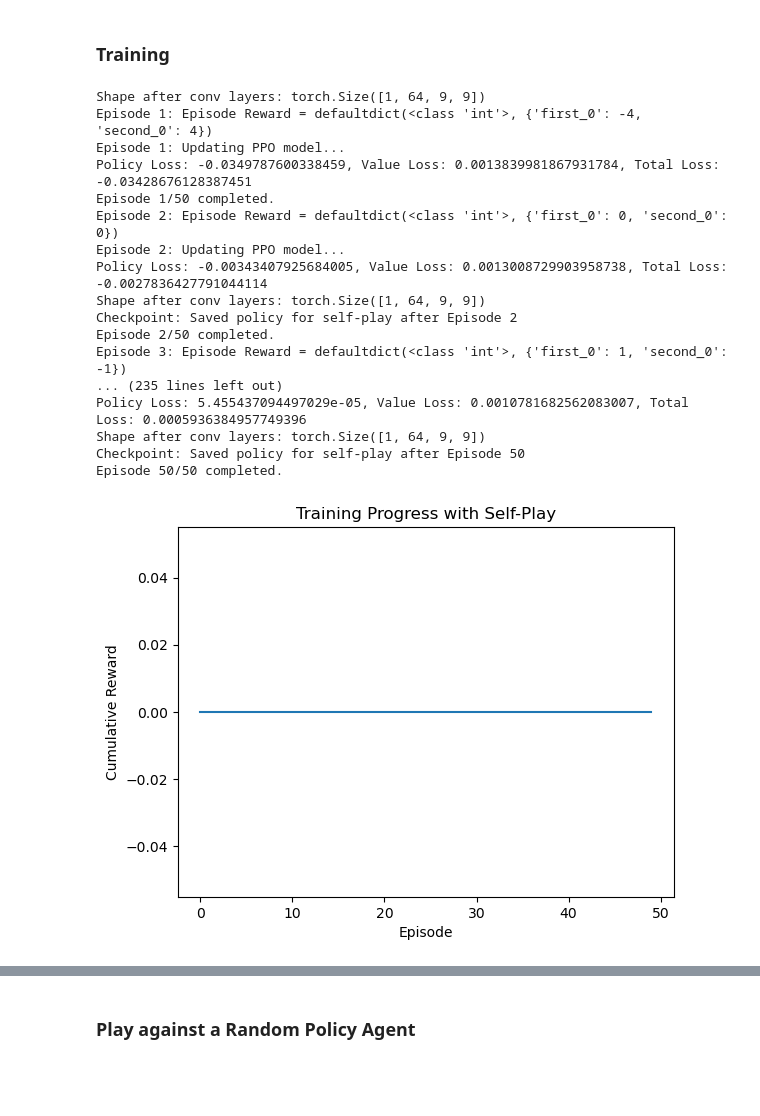
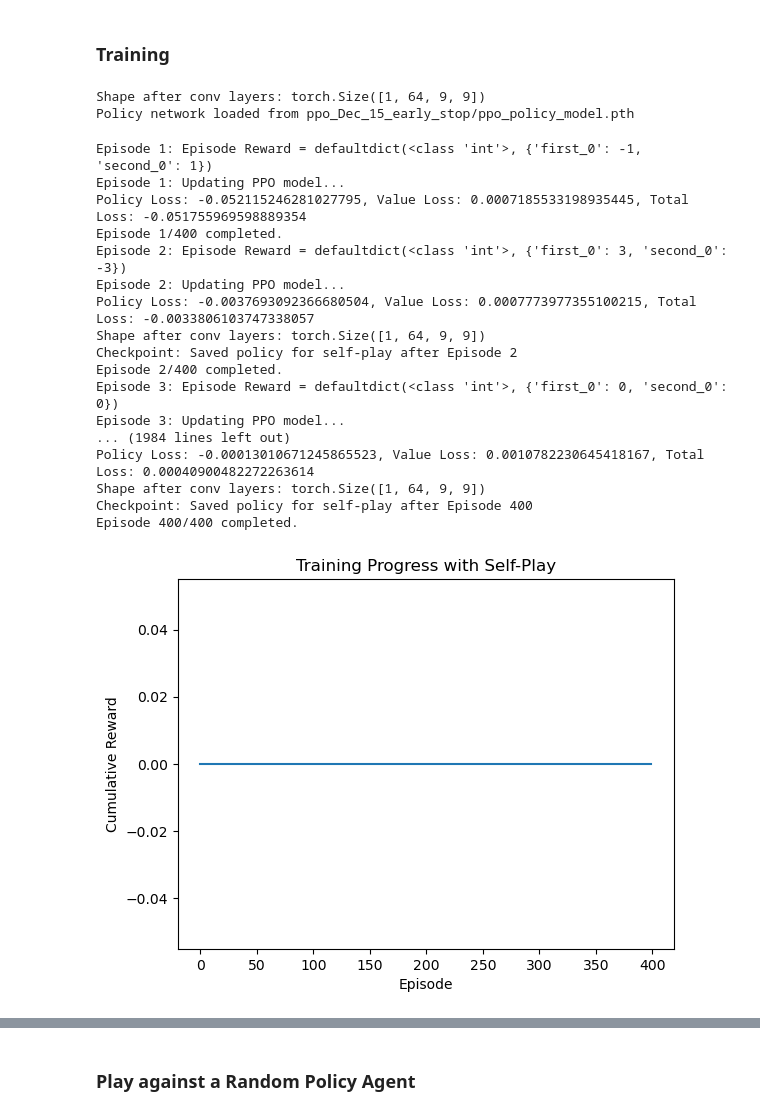
Before and after one commit to hebrian/boxing, a Jupyter notebook: test_self_play_PPO.ipynb, the cells around one changed output, grey strips where cells are left out. Drawn from its saved outputs; the diff is of its cells as text; code cells hidden in the pictures; blank space fills up the shorter version.

```diff
--- a/test_self_play_PPO.ipynb
+++ b/test_self_play_PPO.ipynb
@@ -269,12 +269,12 @@ class PPO:
         print(f"Value network loaded from {load_path}")
 # %%
 import os
-save_dir = "ppo_trained_models_Dec_12"
-os.makedirs(save_dir, exist_ok=True)
+load_dir = "ppo_Dec_15_early_stop"
+os.makedirs(load_dir, exist_ok=True)
 
 # File paths for saving
-policy_model_path = os.path.join(save_dir, "ppo_policy_model.pth")
-value_model_path = os.path.join(save_dir, "ppo_value_model.pth")
+policy_model_path = os.path.join(load_dir, "ppo_policy_model.pth")
+value_model_path = os.path.join(load_dir, "ppo_value_model.pth")
 # %% [markdown]
 ### Training
 # %%
@@ -412,13 +412,18 @@ ppo = PPO(obs_shape, action_space, lr=3e-5, gamma=0.9, epsilon=0.2, gae_lambda=0
 
 # Load pre-trained models if necessary
 # ppo.load_value_network(value_model_path)  # load value network
-# ppo.load_policy_network(policy_model_path) # load policy network
+ppo.load_policy_network(policy_model_path) # load policy network
 
 # Initialize the buffer
 buffer = RolloutBuffer()
 
+# Tracking losses
+episode_policy_losses = []
+episode_value_losses = []
+episode_total_losses = []
+
 # Step 3: Training Loop
-num_episodes = 50
+num_episodes = 400
 max_steps_per_episode = 5000  # Maximum steps to prevent infinite loops
 self_play_checkpoint_interval = 2  # Save the policy every N episodes for self-play
 # Initialize reward tracking
@@ -505,50 +510,55 @@ for episode in range(num_episodes):
 
     # Compute Returns and Advantages
     print(f"Episode {episode + 1}: Episode Reward = {episode_reward}")
     buffer.compute_returns_and_advantages(ppo.policy, ppo.gamma, ppo.gae_lambda)
 
     # Update PPO
     print(f"Episode {episode + 1}: Updating PPO model...")
     policy_losses, value_losses, total_losses = ppo.update(buffer)
+    episode_policy_losses.append(np.mean(policy_losses))
+    episode_value_losses.append(np.mean(value_losses))
+    episode_total_losses.append(np.mean(total_losses))
 
     # Save the current policy for self-play periodically
     if (episode + 1) % self_play_checkpoint_interval == 0:
         saved_policy = PPOAgent(obs_shape, action_space)
         saved_policy.load_state_dict(ppo.policy.state_dict())
         opponent_policies.append(saved_policy)
         print(f"Checkpoint: Saved policy for self-play after Episode {episode + 1}")
 
     # Clear buffer for the next episode
     buffer.clear()
 
     # Log progress
     print(f"Episode {episode + 1}/{num_episodes} completed.")
 
 # Plot cumulative rewards
 plt.plot([sum(reward.values()) for reward in cumulative_rewards])
 plt.xlabel('Episode')
 plt.ylabel('Cumulative Reward')
 plt.title('Training Progress with Self-Play')
 plt.show()
 # %% [output]
 Shape after conv layers: torch.Size([1, 64, 9, 9])
-Episode 1: Episode Reward = defaultdict(<class 'int'>, {'first_0': -4, 'second_0': 4})
-Episode 1: Updating PPO model...
-Policy Loss: -0.0349787600338459, Value Loss: 0.0013839981867931784, Total Loss: -0.03428676128387451
-Episode 1/50 completed.
-Episode 2: Episode Reward = defaultdict(<class 'int'>, {'first_0': 0, 'second_0': 0})
-Episode 2: Updating PPO model...
-Policy Loss: -0.00343407925684005, Value Loss: 0.0013008729903958738, Total Loss: -0.0027836427791044114
-Shape after conv layers: torch.Size([1, 64, 9, 9])
-Checkpoint: Saved policy for self-play after Episode 2
-Episode 2/50 completed.
-Episode 3: Episode Reward = defaultdict(<class 'int'>, {'first_0': 1, 'second_0': -1})
-... (235 lines left out)
-Policy Loss: 5.455437094497029e-05, Value Loss: 0.0010781682562083007, Total Loss: 0.0005936384957749396
-Shape after conv layers: torch.Size([1, 64, 9, 9])
-Checkpoint: Saved policy for self-play after Episode 50
-Episode 50/50 completed.
+Policy network loaded from ppo_Dec_15_early_stop/ppo_policy_model.pth
+Episode 1: Episode Reward = defaultdict(<class 'int'>, {'first_0': -1, 'second_0': 1})
+Episode 1: Updating PPO model...
+Policy Loss: -0.052115246281027795, Value Loss: 0.0007185533198935445, Total Loss: -0.051755969598889354
+Episode 1/400 completed.
+Episode 2: Episode Reward = defaultdict(<class 'int'>, {'first_0': 3, 'second_0': -3})
+Episode 2: Updating PPO model...
+Policy Loss: -0.0037693092366680504, Value Loss: 0.0007773977355100215, Total Loss: -0.0033806103747338057
+Shape after conv layers: torch.Size([1, 64, 9, 9])
+Checkpoint: Saved policy for self-play after Episode 2
+Episode 2/400 completed.
+Episode 3: Episode Reward = defaultdict(<class 'int'>, {'first_0': 0, 'second_0': 0})
+Episode 3: Updating PPO model...
+... (1984 lines left out)
+Policy Loss: -0.00013010671245865523, Value Loss: 0.0010782230645418167, Total Loss: 0.00040900482272263614
+Shape after conv layers: torch.Size([1, 64, 9, 9])
+Checkpoint: Saved policy for self-play after Episode 400
+Episode 400/400 completed.
-[figure, old version]
+[figure, new version]
 # %%
 # Extract rewards for each agent
 agent_rewards = {}
```
Also changed, not shown: parts of 13 cells of this notebook, 26 other files.
